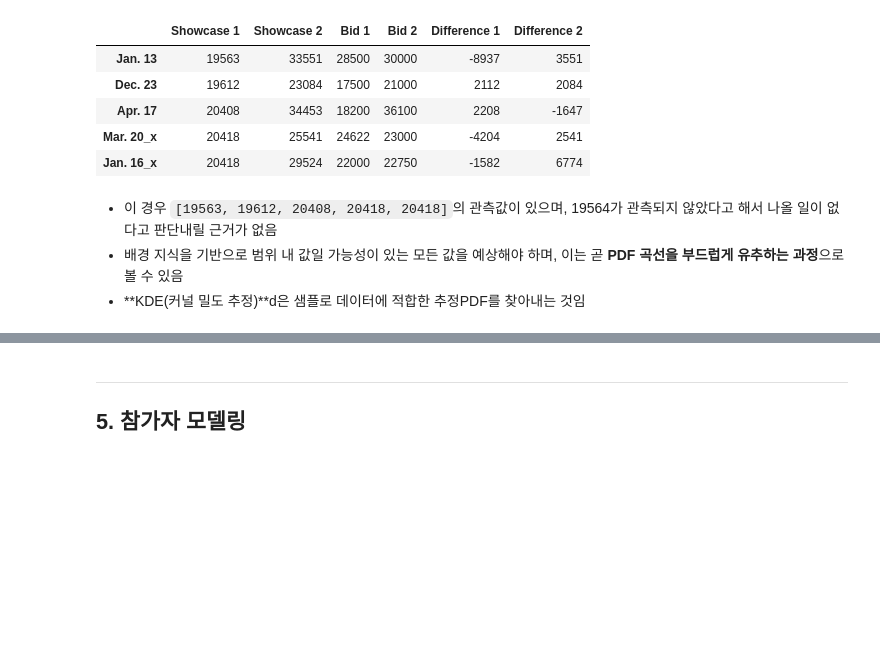
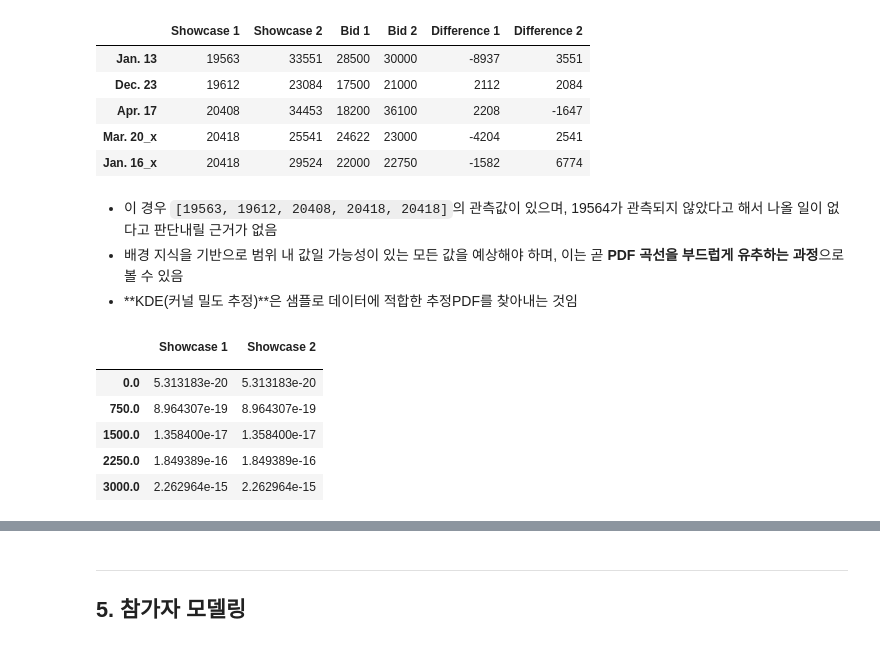
Before and after one commit to kookoowaa/Algorithms, a Jupyter notebook: Bayesian_approach/06 Decision analysis.ipynb, the cells around one changed output, grey strips where cells are left out. Saved outputs shown, nothing was run; the diff lists cells and outputs as text; code cells hidden in the pictures; blank space fills up the shorter version.

```diff
--- a/Bayesian_approach/06 Decision analysis.ipynb
+++ b/Bayesian_approach/06 Decision analysis.ipynb
@@ -102,4 +102,22 @@ biddings.sort_values('Showcase 1').head()
 # %% [markdown]
 - 이 경우 `[19563, 19612, 20408, 20418, 20418]`의 관측값이 있으며, 19564가 관측되지 않았다고 해서 나올 일이 없다고 판단내릴 근거가 없음
 - 배경 지식을 기반으로 범위 내 값일 가능성이 있는 모든 값을 예상해야 하며, 이는 곧 **PDF 곡선을 부드럽게 유추하는 과정**으로 볼 수 있음
-- **KDE(커널 밀도 추정)**d은 샘플로 데이터에 적합한 추정PDF를 찾아내는 것임
+- **KDE(커널 밀도 추정)**은 샘플로 데이터에 적합한 추정PDF를 찾아내는 것임
+# %%
+price = biddings[['Showcase 1', 'Showcase 2']]
+pdf1 = thinkbayes.EstimatedPdf(price['Showcase 1'])
+pdf2 = thinkbayes.EstimatedPdf(price['Showcase 1'])
+bins = np.linspace(0, 75000, 101)
+pmf1 = pdf1.MakePmf(bins)
+pmf2 = pdf2.MakePmf(bins)
+
+pmf = pd.DataFrame([pmf1.d, pmf2.d], columns = pmf1, index = ['Showcase 1', 'Showcase 2']).T
+pmf.head()
+# %% [output]
+|  | Showcase 1 | Showcase 2 |
+|  |  |  |
+| 0.0 | 5.313183e-20 | 5.313183e-20 |
+| 750.0 | 8.964307e-19 | 8.964307e-19 |
+| 1500.0 | 1.358400e-17 | 1.358400e-17 |
+| 2250.0 | 1.849389e-16 | 1.849389e-16 |
+| 3000.0 | 2.262964e-15 | 2.262964e-15 |
```
Also changed, not shown: parts of 22 cells of this notebook.
